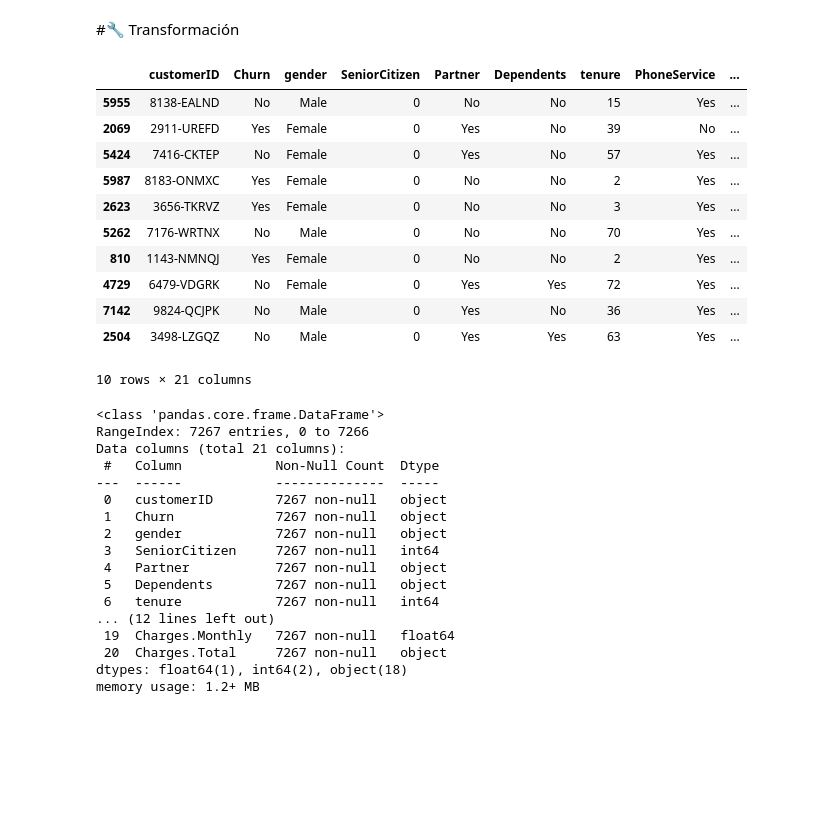
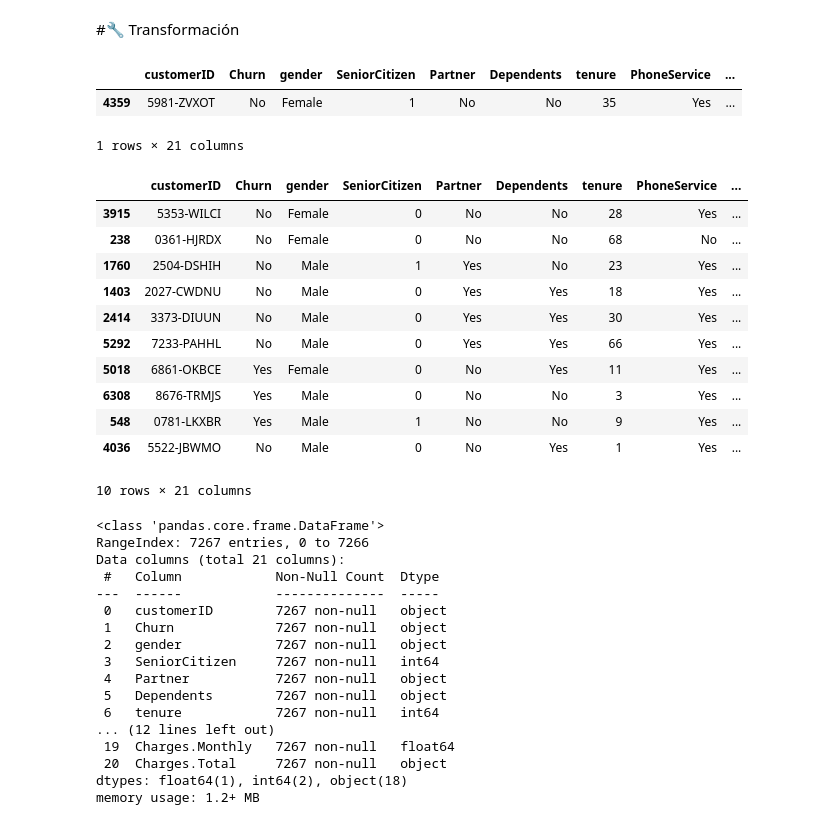
Before and after one commit to marcochc99/Challenge_TelecomX, a Jupyter notebook: TelecomX.ipynb, the cells around one changed output. Saved outputs shown, nothing was run; the diff lists cells and outputs as text; code cells hidden in the pictures; blank space fills up the shorter version.

```diff
--- a/TelecomX.ipynb
+++ b/TelecomX.ipynb
@@ -61,29 +54,35 @@ memory usage: 340.8+ KB
 # %% [markdown]
 #🔧 Transformación
 # %%
-# Expandimos el DataFrame desanidando columnas
-df_expandido = pd.concat([
-    df.drop(['customer', 'phone', 'internet', 'account'], axis=1), # Eliminamos columnas anidadas
+# Expandimos el DataFrame normalizando las columnas
+df_normalizado = pd.concat([
+    df.drop(['customer', 'phone', 'internet', 'account'], axis=1), # Eliminamos las columnas anidadas
     pd.json_normalize(df['customer']),  # Normalizamos datos de cliente
     pd.json_normalize(df['phone']),     # Normalizamos datos de teléfono
     pd.json_normalize(df['internet']),  # Normalizamos datos de internet
     pd.json_normalize(df['account'])    # Normalizamos datos de cuenta
 ], axis=1)
+
 # Mostramos las primeras filas del nuevo DataFrame
-df_normalizado = df_expandido
+df_normalizado.sample()
+# %% [output]
+|  | customerID | Churn | gender | SeniorCitizen | Partner | Dependents | tenure | PhoneService | ... |
+| 4359 | 5981-ZVXOT | No | Female | 1 | No | No | 35 | Yes | ... |
+1 rows × 21 columns
-# %%
-df_expandido.sample(10) #Mostrando el df aleatoriamente
-# %% [output]
-|  | customerID | Churn | gender | SeniorCitizen | Partner | Dependents | tenure | PhoneService | ... |
-| 5955 | 8138-EALND | No | Male | 0 | No | No | 15 | Yes | ... |
-| 2069 | 2911-UREFD | Yes | Female | 0 | Yes | No | 39 | No | ... |
-| 5424 | 7416-CKTEP | No | Female | 0 | Yes | No | 57 | Yes | ... |
-| 5987 | 8183-ONMXC | Yes | Female | 0 | No | No | 2 | Yes | ... |
-| 2623 | 3656-TKRVZ | Yes | Female | 0 | No | No | 3 | Yes | ... |
-| 5262 | 7176-WRTNX | No | Male | 0 | No | No | 70 | Yes | ... |
-| 810 | 1143-NMNQJ | Yes | Female | 0 | No | No | 2 | Yes | ... |
-| 4729 | 6479-VDGRK | No | Female | 0 | Yes | Yes | 72 | Yes | ... |
-| 7142 | 9824-QCJPK | No | Male | 0 | Yes | No | 36 | Yes | ... |
-| 2504 | 3498-LZGQZ | No | Male | 0 | Yes | Yes | 63 | Yes | ... |
-10 rows × 21 columns
+# %%
+# Mostrando el DataFrame aleatoriamente
+df_normalizado.sample(10)
+# %% [output]
+|  | customerID | Churn | gender | SeniorCitizen | Partner | Dependents | tenure | PhoneService | ... |
+| 3915 | 5353-WILCI | No | Female | 0 | No | No | 28 | Yes | ... |
+| 238 | 0361-HJRDX | No | Female | 0 | No | No | 68 | No | ... |
+| 1760 | 2504-DSHIH | No | Male | 1 | Yes | No | 23 | Yes | ... |
+| 1403 | 2027-CWDNU | No | Male | 0 | Yes | Yes | 18 | Yes | ... |
+| 2414 | 3373-DIUUN | No | Male | 0 | Yes | Yes | 30 | Yes | ... |
+| 5292 | 7233-PAHHL | No | Male | 0 | Yes | Yes | 66 | Yes | ... |
+| 5018 | 6861-OKBCE | Yes | Female | 0 | No | Yes | 11 | Yes | ... |
+| 6308 | 8676-TRMJS | Yes | Male | 0 | No | No | 3 | Yes | ... |
+| 548 | 0781-LKXBR | Yes | Male | 1 | No | No | 9 | Yes | ... |
+| 4036 | 5522-JBWMO | No | Male | 0 | No | Yes | 1 | Yes | ... |
+10 rows × 21 columns
 # %%
```
Also changed, not shown: parts of 26 cells of this notebook.
